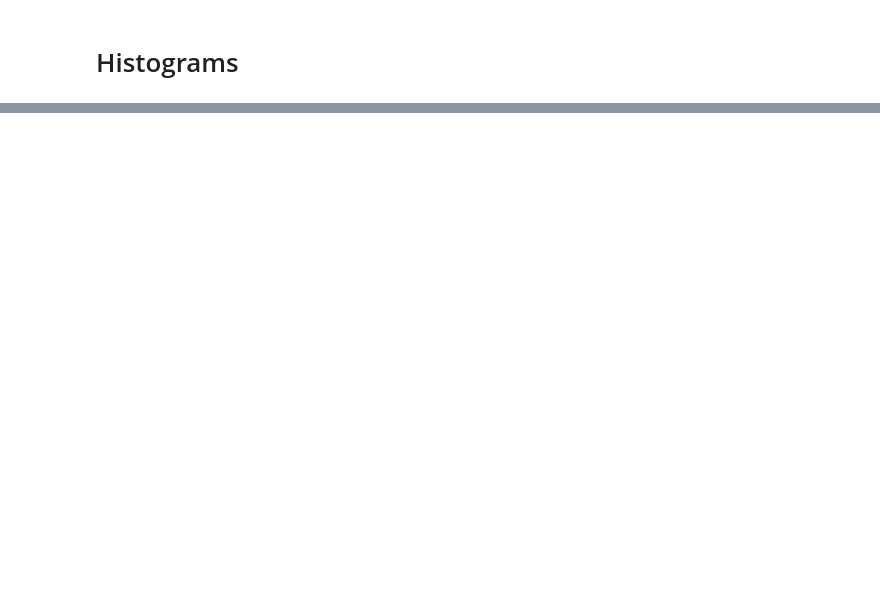
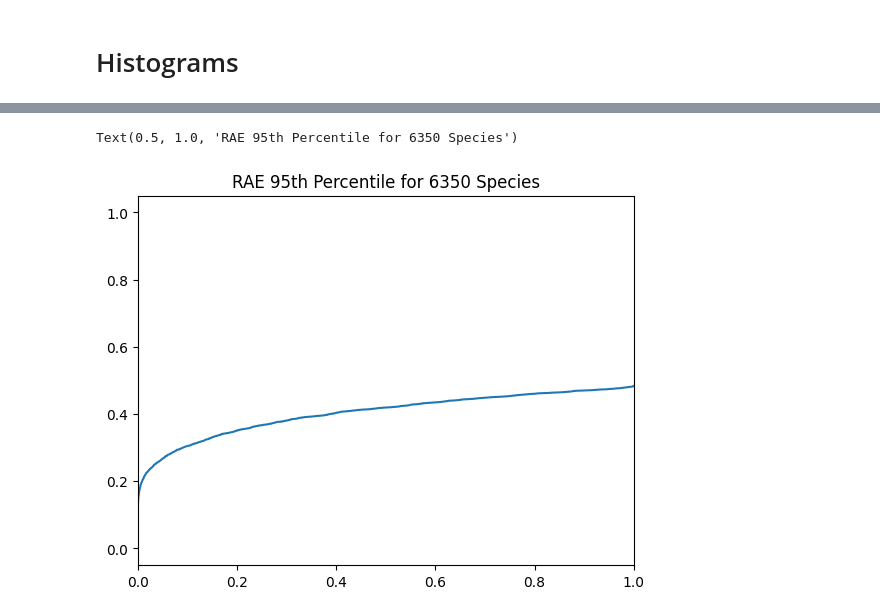
Before and after one commit to ModelEngineering/model_linearity_analysis, a Jupyter notebook: notebooks/score_analysis.ipynb, the cells around one changed output, grey strips where cells are left out. Cells and saved outputs as stored; diff of their text form; code cells hidden in the pictures; blank space fills up the shorter version.

```diff
--- a/notebooks/score_analysis.ipynb
+++ b/notebooks/score_analysis.ipynb
@@ -48,0 +50,11 @@ score.plot()
+# %%
+SPECIES_DF = ALL_DF[ALL_DF["aggregation_type"] != "model"]
+p95_arr = np.sort(SPECIES_DF["p95"].values)
+count = len(p95_arr)
+_, ax = plt.subplots()
+ax.plot(p95_arr, np.array(range(count))/count)
+ax.set_xlim(0, 1)
+ax.set_title(f"RAE 95th Percentile for {len(SPECIES_DF)} Species")
+# %% [output]
+Text(0.5, 1.0, 'RAE 95th Percentile for 6350 Species')
+[figure, added]
```
Also changed, not shown: parts of 9 cells of this notebook, 4 other files.
